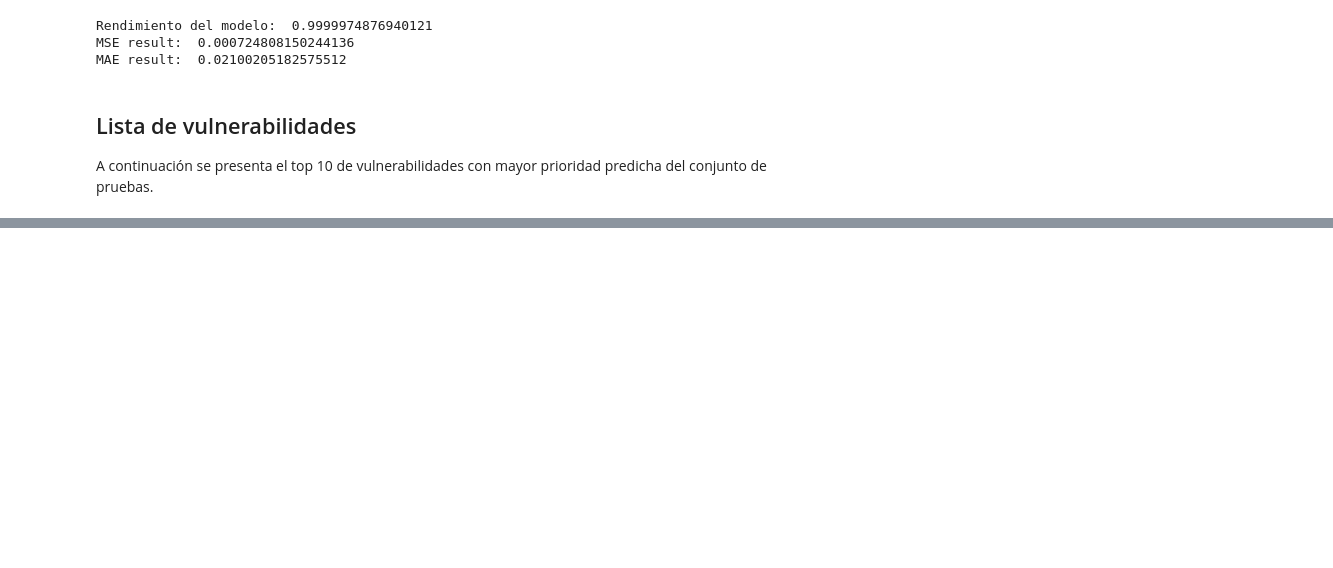
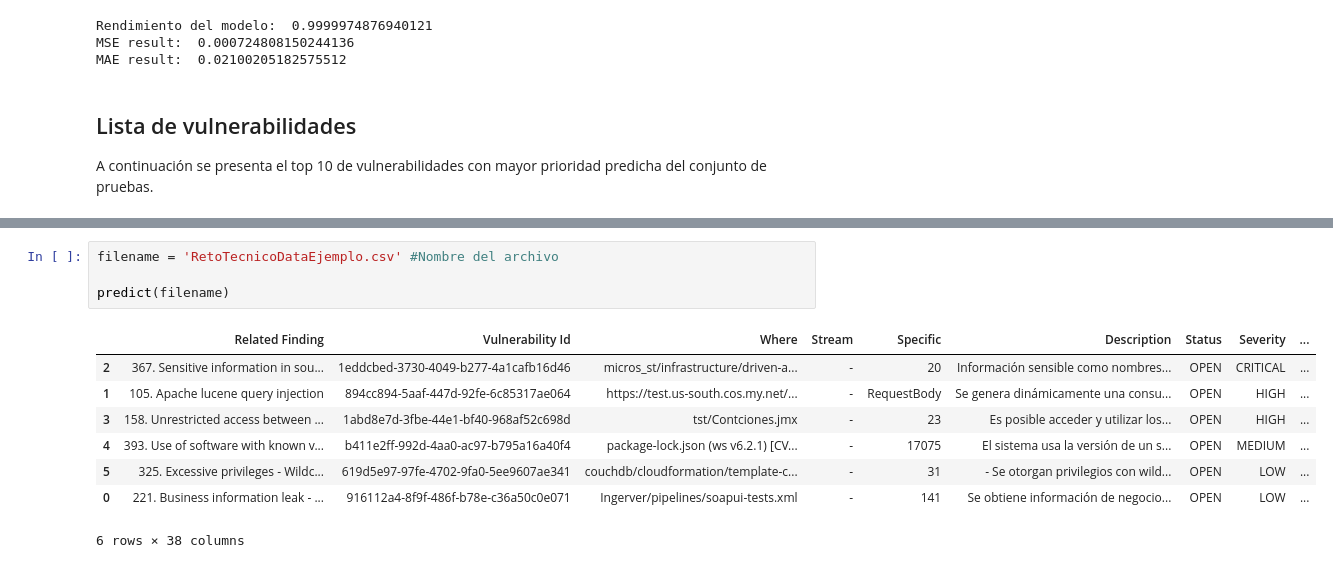
Before and after one commit to ssantaa9/Technical-Challenge-DevSecOps, a Jupyter notebook: challenge.ipynb, the cells around one changed output, grey strips where cells are left out. Drawn from its saved outputs; the diff is of its cells as text; blank space fills up the shorter version.

```diff
--- a/challenge.ipynb
+++ b/challenge.ipynb
@@ -475,0 +568,13 @@ dataframe = pd.read_csv(filename)  #Se guarda el dataset en un dataframe
+# %%
+filename = 'RetoTecnicoDataEjemplo.csv' #Nombre del archivo
+
+predict(filename)
+# %% [output]
+|  | Related Finding | Vulnerability Id | Where | Stream | Specific | Description | Status | Severity | ... |
+| 2 | 367. Sensitive information in sou... | 1eddcbed-3730-4049-b277-4a1cafb16d46 | micros_st/infrastructure/driven-a... | - | 20 | Información sensible como nombres... | OPEN | CRITICAL | ... |
+| 1 | 105. Apache lucene query injection | 894cc894-5aaf-447d-92fe-6c85317ae064 | https://test.us-south.cos.my.net/... | - | RequestBody | Se genera dinámicamente una consu... | OPEN | HIGH | ... |
+| 3 | 158. Unrestricted access between ... | 1abd8e7d-3fbe-44e1-bf40-968af52c698d | tst/Contciones.jmx | - | 23 | Es posible acceder y utilizar los... | OPEN | HIGH | ... |
+| 4 | 393. Use of software with known v... | b411e2ff-992d-4aa0-ac97-b795a16a40f4 | package-lock.json (ws v6.2.1) [CV... | - | 17075 | El sistema usa la versión de un s... | OPEN | MEDIUM | ... |
+| 5 | 325. Excessive privileges - Wildc... | 619d5e97-97fe-4702-9fa0-5ee9607ae341 | couchdb/cloudformation/template-c... | - | 31 | - Se otorgan privilegios con wild... | OPEN | LOW | ... |
+| 0 | 221. Business information leak - ... | 916112a4-8f9f-486f-b78e-c36a50c0e071 | Ingerver/pipelines/soapui-tests.xml | - | 141 | Se obtiene información de negocio... | OPEN | LOW | ... |
+6 rows × 38 columns
```
Also changed, not shown: parts of 5 cells of this notebook, 1 other file.
